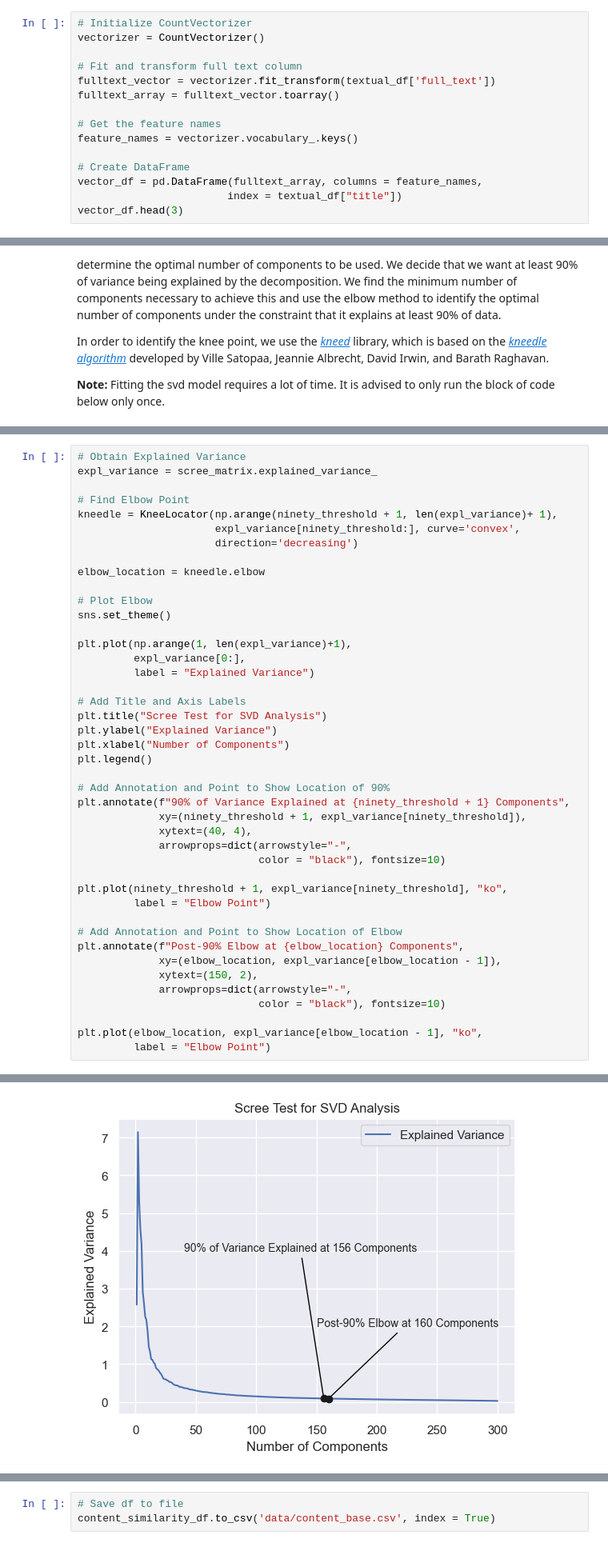
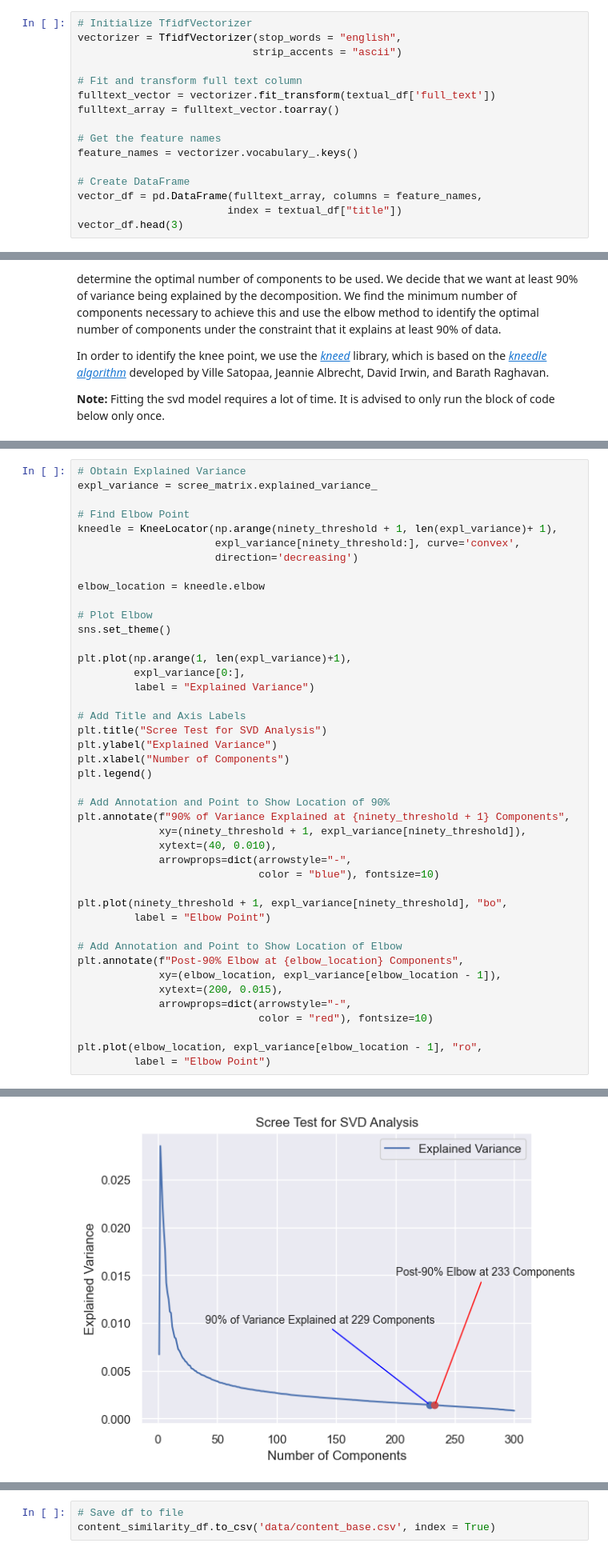
Before and after one commit to JohannesRahn/MachineLearningGroupProject, a Jupyter notebook: b_recommender_system.ipynb, the cells around one changed output, grey strips where cells are left out. Shown at 80% size. Drawn from its saved outputs; the diff is of its cells as text.

```diff
--- a/b_recommender_system.ipynb
+++ b/b_recommender_system.ipynb
@@ -182,8 +186,9 @@ The number of labels present in all four columns is: 0
 
 First we create a vector containing information concerning the textual descriptions of the games. We display the first three rows of the resulting array in the form of a fully labelled DataFrame with indexation and column names.
 # %%
-# Initialize CountVectorizer
-vectorizer = CountVectorizer()
+# Initialize TfidfVectorizer
+vectorizer = TfidfVectorizer(stop_words = "english",
+                            strip_accents = "ascii")
 
 # Fit and transform full text column
 fulltext_vector = vectorizer.fit_transform(textual_df['full_text'])
@@ -239,40 +244,40 @@ kneedle = KneeLocator(np.arange(ninety_threshold + 1, len(expl_variance)+ 1),
 elbow_location = kneedle.elbow
 
 # Plot Elbow
 sns.set_theme()
 
 plt.plot(np.arange(1, len(expl_variance)+1),
          expl_variance[0:],
          label = "Explained Variance")
 
 # Add Title and Axis Labels
 plt.title("Scree Test for SVD Analysis")
 plt.ylabel("Explained Variance")
 plt.xlabel("Number of Components")
 plt.legend()
 
 # Add Annotation and Point to Show Location of 90%
 plt.annotate(f"90% of Variance Explained at {ninety_threshold + 1} Components",
              xy=(ninety_threshold + 1, expl_variance[ninety_threshold]),
-             xytext=(40, 4),
+             xytext=(40, 0.010),
              arrowprops=dict(arrowstyle="-",
-                             color = "black"), fontsize=10)
+                             color = "blue"), fontsize=10)
 
-plt.plot(ninety_threshold + 1, expl_variance[ninety_threshold], "ko",
+plt.plot(ninety_threshold + 1, expl_variance[ninety_threshold], "bo",
          label = "Elbow Point")
 
 # Add Annotation and Point to Show Location of Elbow
 plt.annotate(f"Post-90% Elbow at {elbow_location} Components",
              xy=(elbow_location, expl_variance[elbow_location - 1]),
-             xytext=(150, 2),
+             xytext=(200, 0.015),
              arrowprops=dict(arrowstyle="-",
-                             color = "black"), fontsize=10)
+                             color = "red"), fontsize=10)
 
-plt.plot(elbow_location, expl_variance[elbow_location - 1], "ko",
+plt.plot(elbow_location, expl_variance[elbow_location - 1], "ro",
          label = "Elbow Point")
 # %% [output]
 [<matplotlib.lines.Line2D at 0x...>]
-[figure, old version]
+[figure, new version]
 # %% [markdown]
 #### Optimized SVD
 
```
Also changed, not shown: parts of 19 cells of this notebook, 1 other file.
